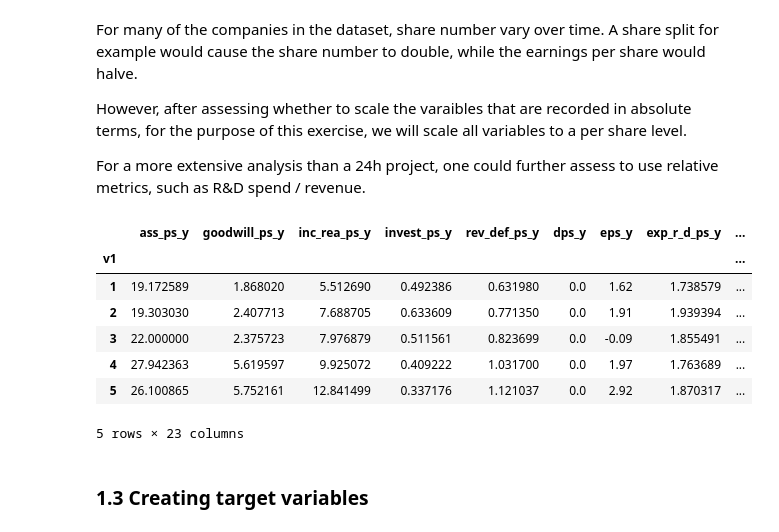
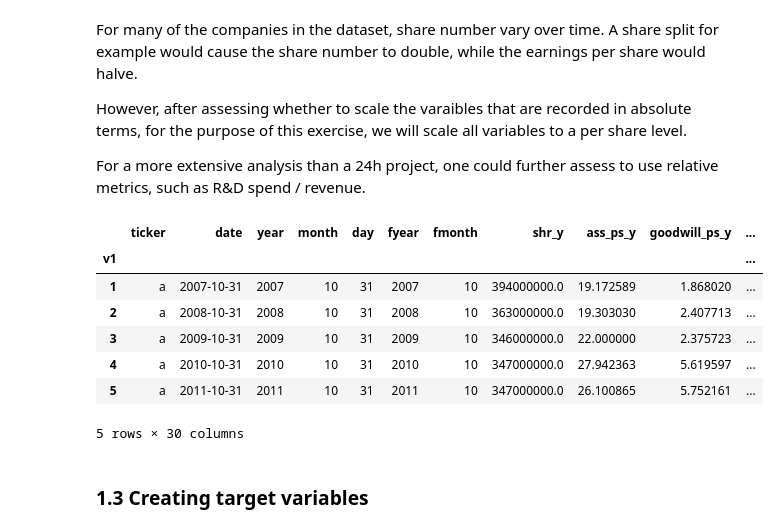
Before and after one commit to mauricebaier/rb_data_exercise, a Jupyter notebook: Assignment.ipynb, the cells around one changed output. Cells and saved outputs as stored; diff of their text form; code cells hidden in the pictures.

```diff
--- a/Assignment.ipynb
+++ b/Assignment.ipynb
@@ -22,11 +28,15 @@ sp500.head()
 # %% [markdown]
 ### 1.1 Dataset containing 23 predictors
 # %%
-predictor_cols = ['ass_tot_y', 'goodwill_y', 'inc_rea_y', 'invest_y', 'rev_def_y', 'dps_y',
-                  'eps_y', 'exp_r_d_y', 'marg_profit_y', 'rev_grw_y', 'cf_inv_y', 'exp_cap_y',
-                  'ncf_bad_y', 'ncf_iad_y', 'g_cf_op_y', 'g_dps_y', 'g_eps_y', 'g_inv_y',
-                  'be_ps_y', 'fcf_ps_y', 'inc_qua_y', 'payout_y', 'turn_inv_y']
+selection = ['ticker', 'date', 'year', 'month', 'day', 'fyear', 'fmonth', 'shr_y', 'ass_tot_y', 'goodwill_y', 'inc_rea_y', 'invest_y', 'rev_def_y', 'dps_y',
+                'exp_r_d_y', 'marg_profit_y', 'rev_grw_y', 'cf_inv_y', 'exp_cap_y',
+                'ncf_bad_y', 'ncf_iad_y', 'g_cf_op_y', 'g_dps_y', 'g_eps_y', 'g_inv_y',
+                'be_ps_y', 'fcf_ps_y', 'inc_qua_y', 'payout_y', 'turn_inv_y', 'eps_y']
 
-df_predictors = df[predictor_cols]
+
+sp500_selected = sp500[selection]
+
+df_predictors = sp500_selected.drop(columns='eps_y')
+
 df_predictors.head()
 # %% [output]
@@ -59,49 +69,73 @@ However, after assessing whether to scale the varaibles that are recorded in abs
 
 For a more extensive analysis than a 24h project, one could further assess to use relative metrics, such as R&D spend / revenue.
 # %%
-# all variables that are on a absolute level
-
-### check again
+# all variables that are on a absolute level that are to be scaled on a per share basis
+# -> ratios and percentages are not considered here
 
 absolute_variables_to_scale = {
     'ass_tot_y': 'ass_ps_y',
     'goodwill_y': 'goodwill_ps_y',
     'inc_rea_y': 'inc_rea_ps_y',
     'invest_y': 'invest_ps_y',
     'rev_def_y': 'rev_def_ps_y',
-    'dps_y': 'dps_ps_y',
-    'eps_y': 'eps_ps_y',
     'exp_r_d_y': 'exp_r_d_ps_y',
     'cf_inv_y': 'cf_inv_ps_y',
     'exp_cap_y': 'exp_cap_ps_y',
     'ncf_bad_y': 'ncf_bad_ps_y',
-    'ncf_iad_y': 'ncf_iad_ps_y'
+    'ncf_iad_y': 'ncf_iad_ps_y',
 }
 
 # scale each variable
-for original, new_name in variables_to_scale.items():
-    df[new_name] = df[original] / df['shr_y']
+for original, new_name in absolute_variables_to_scale.items():
+    df_predictors[new_name] = df_predictors[original] / df_predictors['shr_y']
 
 # update predictor columns list with new per-share variables
 predictor_cols_scaled = [
-    'ass_ps_y', 'goodwill_ps_y', 'inc_rea_ps_y', 'invest_ps_y', 'rev_def_ps_y',
-    'dps_y', 'eps_y', 'exp_r_d_ps_y', 'marg_profit_y', 'rev_grw_y', 'cf_inv_ps_y',
-    'exp_cap_ps_y', 'ncf_bad_ps_y', 'ncf_iad_ps_y', 'g_cf_op_y', 'g_dps_y', 'g_eps_y',
-    'g_inv_y', 'be_ps_y', 'fcf_ps_y', 'inc_qua_y', 'payout_y', 'turn_inv_y'
+    'ticker',           # 0. Company ticker
+    'date',             # 0. Time stemp
+    'year',             # 0. Time stemp
+    'month',            # 0. Time stemp
+    'day',              # 0. Time stemp
+    'fyear',            # 0. Time stemp
+    'fmonth',           # 0. Time stemp
+    'shr_y',            # 0. Number of shares
+
+    'ass_ps_y',         # 1. Scaled (was ass_tot_y)
+    'goodwill_ps_y',    # 2. Scaled (was goodwill_y)
+    'inc_rea_ps_y',     # 3. Scaled (was inc_rea_y)
+    'invest_ps_y',      # 4. Scaled (was invest_y)
+    'rev_def_ps_y',     # 5. Scaled (was rev_def_y)
+    'dps_y',            # 6. Unchanged
+    'exp_r_d_ps_y',     # 7. Scaled (was exp_r_d_y)
+    'marg_profit_y',    # 8. Unchanged
+    'rev_grw_y',        # 9. Unchanged
+    'cf_inv_ps_y',      # 10. Scaled (was cf_inv_y)
+    'exp_cap_ps_y',     # 11. Scaled (was exp_cap_y)
+    'ncf_bad_ps_y',     # 12. Scaled (was ncf_bad_y)
+    'ncf_iad_ps_y',     # 13. Scaled (was ncf_iad_y)
+    'g_cf_op_y',        # 14. Unchanged
+    'g_dps_y',          # 15. Unchanged
+    'g_eps_y',          # 16. Unchanged
+    'g_inv_y',          # 17. Unchanged
+    'be_ps_y',          # 18. Unchanged (Already per share)
+    'fcf_ps_y',         # 19. Unchanged (Already per share)
+    'inc_qua_y',        # 20. Unchanged
+    'payout_y',         # 21. Unchanged
+    'turn_inv_y'        # 22. Unchanged
 ]
 
 # Now use predictor_cols_scaled for your analysis
-X = df[predictor_cols_scaled]
+X = df_predictors[predictor_cols_scaled]
 X.head()
 # %% [output]
-|  | ass_ps_y | goodwill_ps_y | inc_rea_ps_y | invest_ps_y | rev_def_ps_y | dps_y | eps_y | exp_r_d_ps_y | ... |
-| v1 |  |  |  |  |  |  |  |  | ... |
-| 1 | 19.172589 | 1.868020 | 5.512690 | 0.492386 | 0.631980 | 0.0 | 1.62 | 1.738579 | ... |
-| 2 | 19.303030 | 2.407713 | 7.688705 | 0.633609 | 0.771350 | 0.0 | 1.91 | 1.939394 | ... |
-| 3 | 22.000000 | 2.375723 | 7.976879 | 0.511561 | 0.823699 | 0.0 | -0.09 | 1.855491 | ... |
-| 4 | 27.942363 | 5.619597 | 9.925072 | 0.409222 | 1.031700 | 0.0 | 1.97 | 1.763689 | ... |
-| 5 | 26.100865 | 5.752161 | 12.841499 | 0.337176 | 1.121037 | 0.0 | 2.92 | 1.870317 | ... |
+|  | ticker | date | year | month | day | fyear | fmonth | shr_y | ass_ps_y | goodwill_ps_y | ... |
+| v1 |  |  |  |  |  |  |  |  |  |  | ... |
+| 1 | a | 2007-10-31 | 2007 | 10 | 31 | 2007 | 10 | 394000000.0 | 19.172589 | 1.868020 | ... |
+| 2 | a | 2008-10-31 | 2008 | 10 | 31 | 2008 | 10 | 363000000.0 | 19.303030 | 2.407713 | ... |
+| 3 | a | 2009-10-31 | 2009 | 10 | 31 | 2009 | 10 | 346000000.0 | 22.000000 | 2.375723 | ... |
+| 4 | a | 2010-10-31 | 2010 | 10 | 31 | 2010 | 10 | 347000000.0 | 27.942363 | 5.619597 | ... |
+| 5 | a | 2011-10-31 | 2011 | 10 | 31 | 2011 | 10 | 347000000.0 | 26.100865 | 5.752161 | ... |
-5 rows × 23 columns
+5 rows × 30 columns
 # %% [markdown]
 ### 1.3 Creating target variables
 # %% [markdown]
```
Also changed, not shown: parts of 12 cells of this notebook.
